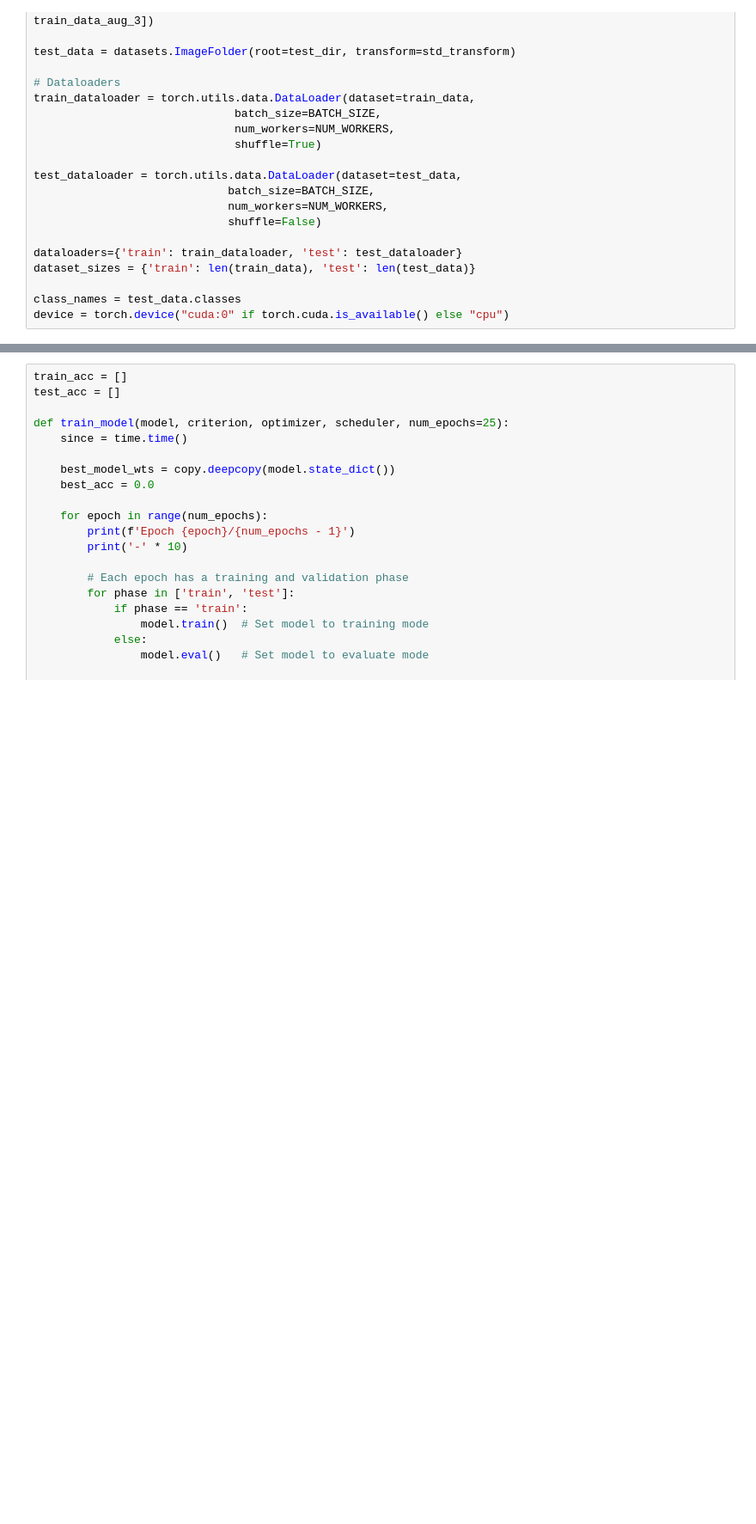
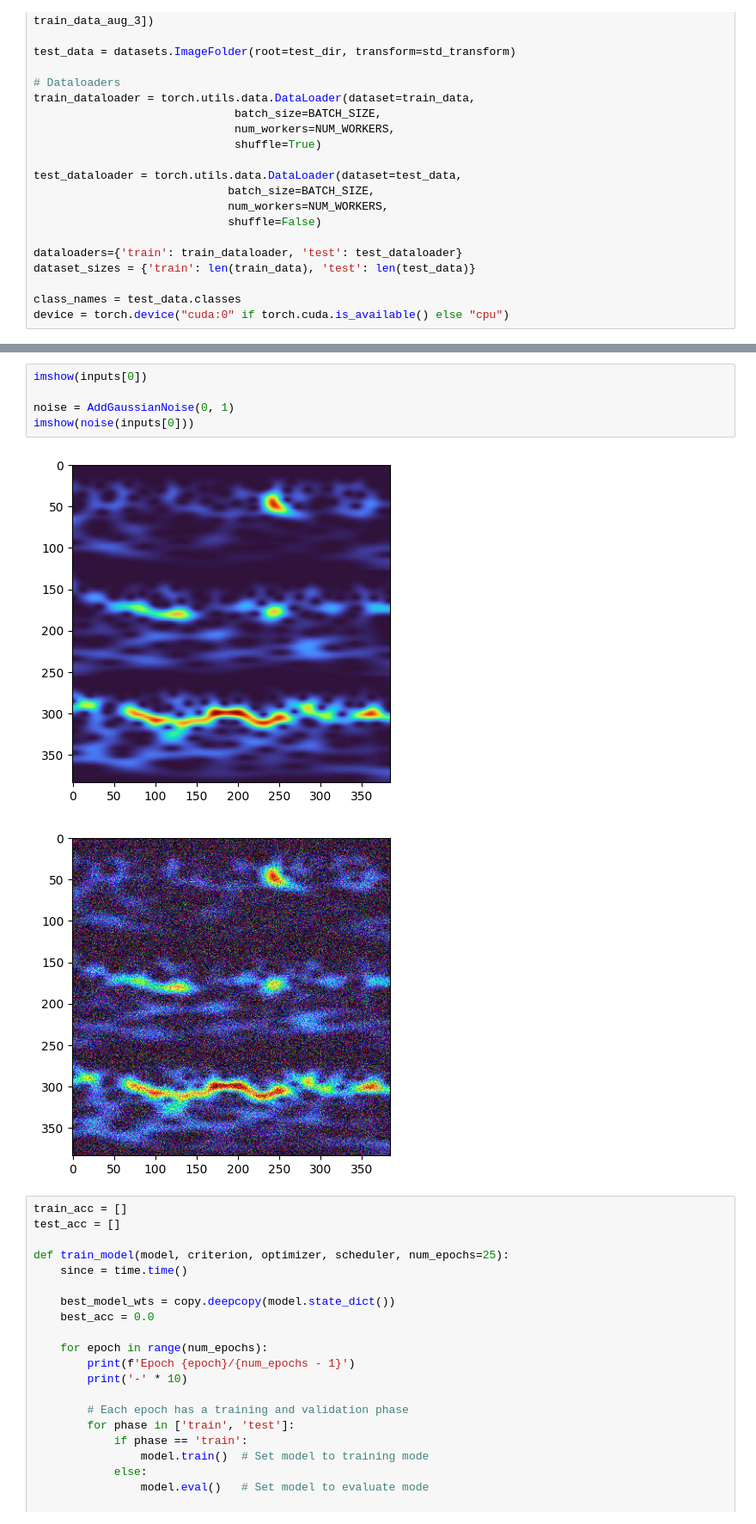
Before and after one commit to rachelkiiii/crux_project, a Jupyter notebook: src/finetuning.ipynb, the cells around one changed output, grey strips where cells are left out. Shown at 86% size. Cells and saved outputs as stored; diff of their text form; blank space fills up the shorter version.

```diff
--- a/src/finetuning.ipynb
+++ b/src/finetuning.ipynb
@@ -113,3 +113,11 @@ imshow(out, title=[class_names[x] for x in classes])
+# %%
+imshow(inputs[0])
+
+noise = AddGaussianNoise(0, 1)
+imshow(noise(inputs[0]))
+# %% [output]
+[figure, added]
+[figure, added]
 # %%
 train_acc = []
 test_acc = []
```
Also changed, not shown: parts of 9 cells of this notebook, 2 other files.
